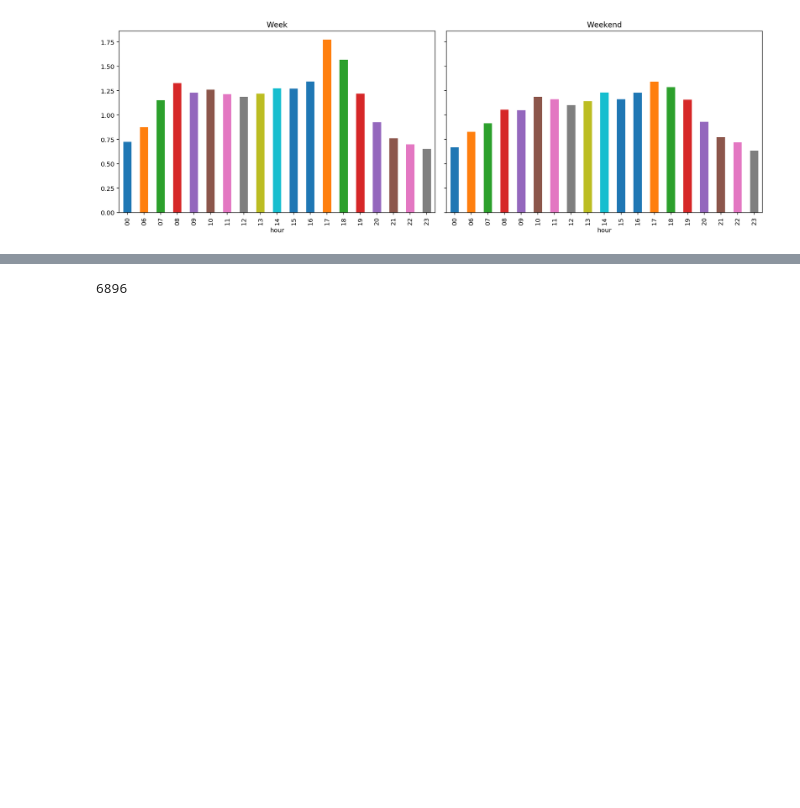
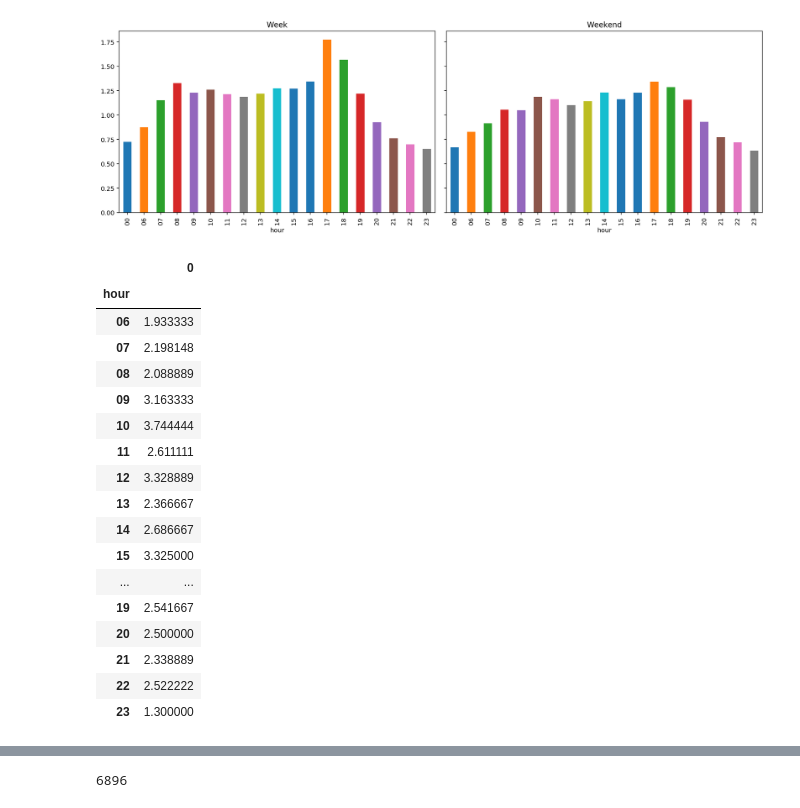
Before and after one commit to AlexandreBellas/USI-Hackathon-2019, a Jupyter notebook: data/analysis/TrafficJam Index.ipynb, the cells around one changed output, grey strips where cells are left out. Drawn from its saved outputs; the diff is of its cells as text; code cells hidden in the pictures; blank space fills up the shorter version.

```diff
--- a/data/analysis/TrafficJam Index.ipynb
+++ b/data/analysis/TrafficJam Index.ipynb
@@ -141,6 +141,27 @@ ax2.set_title("Weekend")
 plt.tight_layout();
 # %% [output]
 [figure]
+# %%
+te.to_frame()
+# %% [output]
+|  | 0 |
+| hour |  |
+| 06 | 1.933333 |
+| 07 | 2.198148 |
+| 08 | 2.088889 |
+| 09 | 3.163333 |
+| 10 | 3.744444 |
+| 11 | 2.611111 |
+| 12 | 3.328889 |
+| 13 | 2.366667 |
+| 14 | 2.686667 |
+| 15 | 3.325000 |
+| ... | ... |
+| 19 | 2.541667 |
+| 20 | 2.500000 |
+| 21 | 2.338889 |
+| 22 | 2.522222 |
+| 23 | 1.300000 |
 # %%
 dz = ds[ds['dur'  ]<20]
 
```
Also changed, not shown: parts of 2 cells of this notebook, 6 other files.
